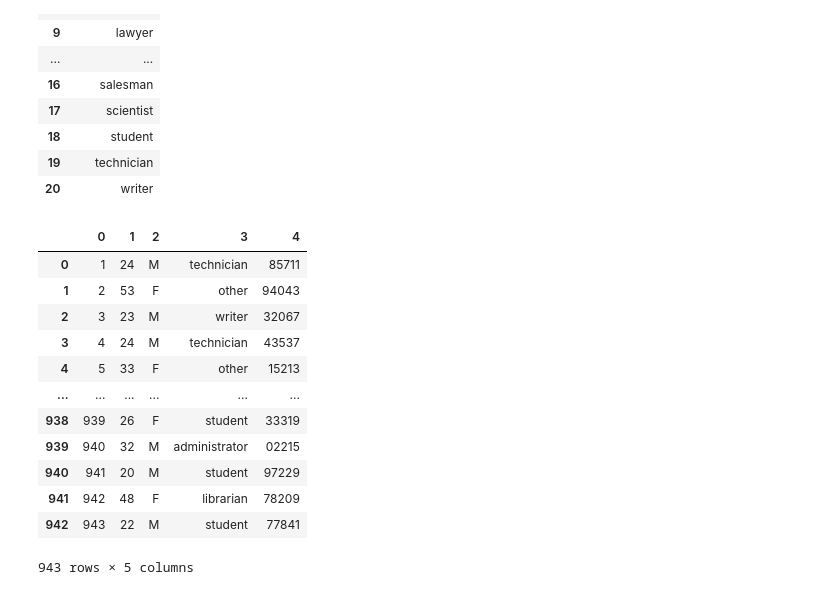
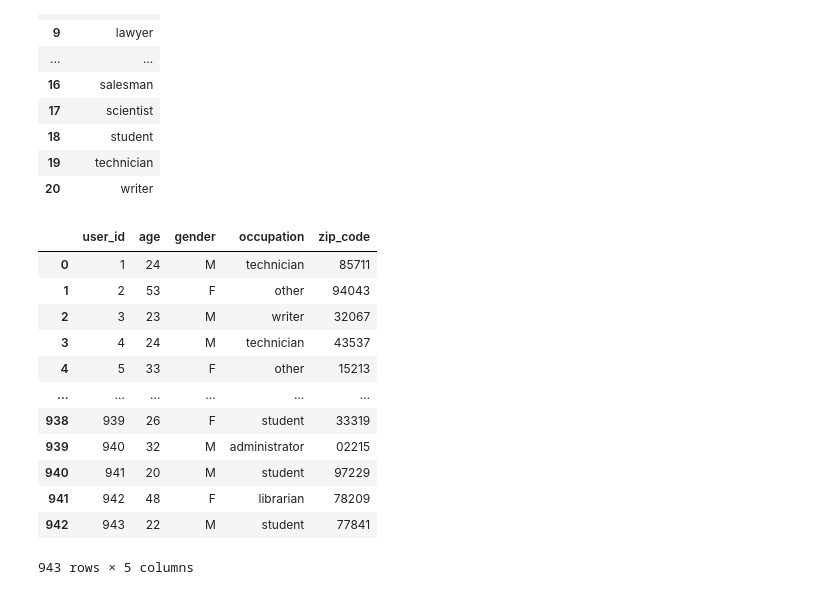
Before and after one commit to thanhbach0904/WebMining-RecSys-20251, a Jupyter notebook: notebooks/eda.ipynb, the cells around one changed output. Drawn from its saved outputs; the diff is of its cells as text; code cells hidden in the pictures.

Commit message:
eda user

```diff
--- a/notebooks/eda.ipynb
+++ b/notebooks/eda.ipynb
@@ -265,10 +265,10 @@ occupation
 | 19 | technician |
 | 20 | writer |
 # %%
-users = pd.read_csv(f"{root_path}/ml-100k/u.user", sep='|', header=None)
+users = pd.read_csv(f"{root_path}/ml-100k/u.user", sep='|', header=None, names = ["user_id", "age", "gender", "occupation", "zip_code"])
 users
 # %% [output]
-|  | 0 | 1 | 2 | 3 | 4 |
+|  | user_id | age | gender | occupation | zip_code |
 | 0 | 1 | 24 | M | technician | 85711 |
 | 1 | 2 | 53 | F | other | 94043 |
 | 2 | 3 | 23 | M | writer | 32067 |
```
Also changed, not shown: parts of 4 cells of this notebook.
